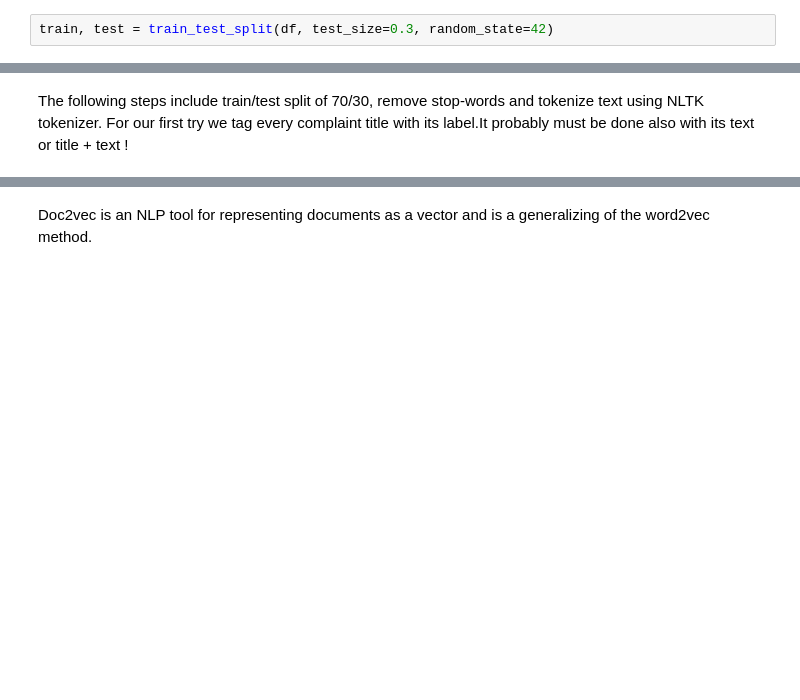
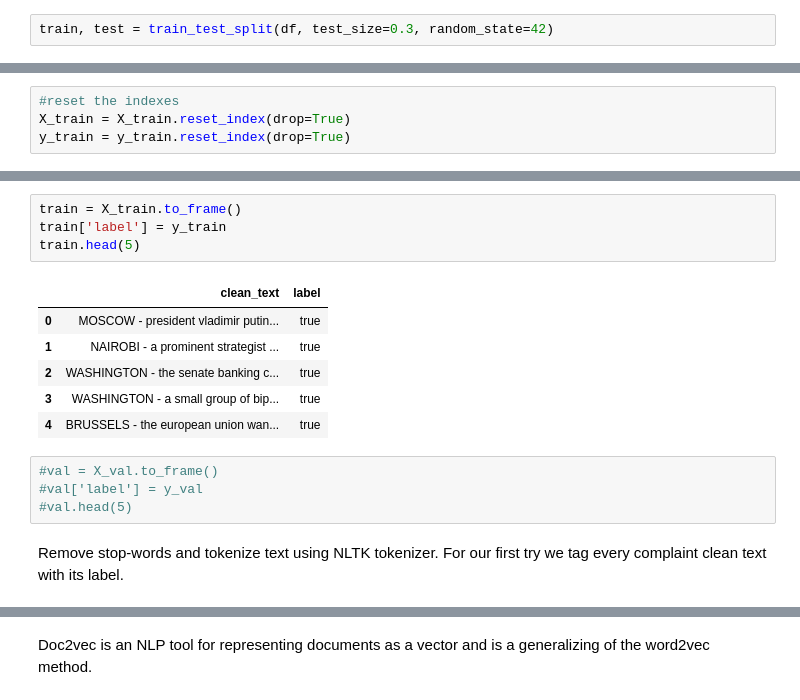
Before and after one commit to chriskal96/fake-news, a Jupyter notebook: LogisticRegression.ipynb, the cells around one changed output, grey strips where cells are left out. Saved outputs shown, nothing was run; the diff lists cells and outputs as text; blank space fills up the shorter version.

```diff
--- a/LogisticRegression.ipynb
+++ b/LogisticRegression.ipynb
@@ -64,0 +134,4 @@ train, test = train_test_split(df, test_size=0.3, random_state=42)
+# %%
+#reset the indexes
+X_train = X_train.reset_index(drop=True)
+y_train = y_train.reset_index(drop=True)
@@ -65,5 +161,20 @@ train, test = train_test_split(df, test_size=0.3, random_state=42)
+# %%
+train = X_train.to_frame()
+train['label'] = y_train
+train.head(5)
+# %% [output]
+|  | clean_text | label |
+| 0 | MOSCOW - president vladimir putin... | true |
+| 1 | NAIROBI - a prominent strategist ... | true |
+| 2 | WASHINGTON - the senate banking c... | true |
+| 3 | WASHINGTON - a small group of bip... | true |
+| 4 | BRUSSELS - the european union wan... | true |
+# %%
+#val = X_val.to_frame()
+#val['label'] = y_val
+#val.head(5)
 # %% [markdown]
-The following steps include train/test split of 70/30, remove stop-words and tokenize text using NLTK tokenizer. For our first try we tag every complaint title with its label.It probably must be done also with its text or title + text !
+Remove stop-words and tokenize text using NLTK tokenizer. For our first try we tag every complaint clean text with its label.
 # %%
 import nltk
 nltk.download('punkt')
```
Also changed, not shown: parts of 48 cells of this notebook.
